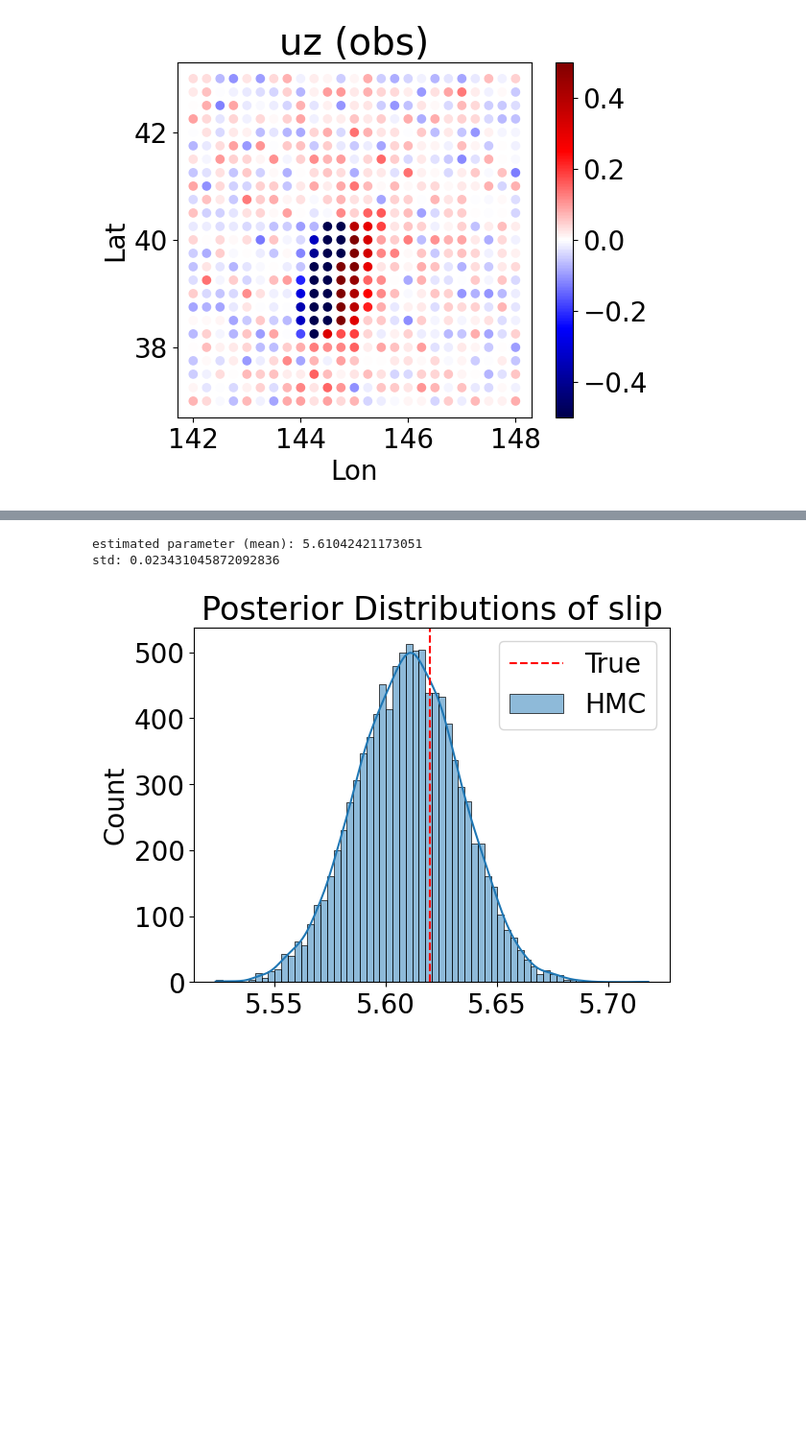
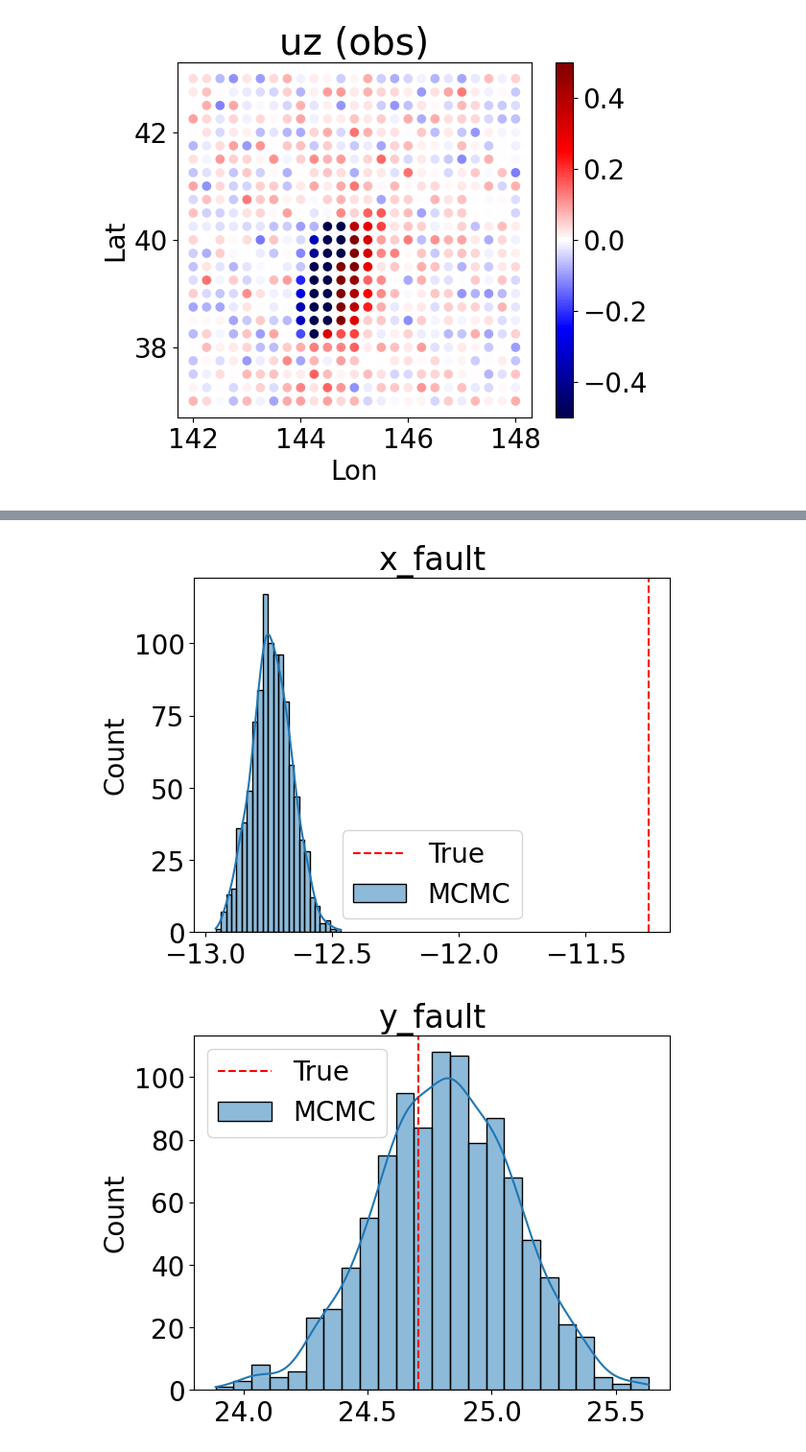
Before and after one commit to msomeya1/OkadaTorch, a Jupyter notebook: 7_OkadaWrapper_Bayesian_demo.ipynb, the cells around one changed output, grey strips where cells are left out. Shown: that part at 96% size. Saved outputs shown, nothing was run; the diff lists cells and outputs as text; code cells hidden in the pictures; blank space fills up the shorter version.

```diff
--- a/7_OkadaWrapper_Bayesian_demo.ipynb
+++ b/7_OkadaWrapper_Bayesian_demo.ipynb
@@ -113,26 +177,13 @@ u_obs = torch.stack([ux_obs, uy_obs, uz_obs])
 # %%
+u_obs = torch.stack([ux_obs, uy_obs, uz_obs])
+
 # define model
 def model():
+    params = {key: val.clone().detach() for key, val in params_true.items()}
+
     # prior
-    p = pyro.sample("slip", dist.Uniform(torch.tensor([0.0]), torch.tensor([10.0])))
-
-    coords = {
-        "x": X_obs,
-        "y": Y_obs,
-    }
-
-    params = {
-        "x_fault": torch.tensor(x_fault),
-        "y_fault": torch.tensor(y_fault),
-        "depth": torch.tensor(0.1), # km
-        "length": torch.tensor(218.0), # km
-        "width": torch.tensor(46.0), # km
-        "strike": torch.tensor(189.0), # degree
-        "dip": torch.tensor(60.0), # degree
-        "rake": torch.tensor(270.0), # degree
-        "slip": p
-    }
-
+    for key in params:
+        params[key] = p1[key] + (p2[key] - p1[key]) * pyro.sample(key, dist.Uniform(0.0, 1.0))
 
     # model prediction
     ux_pred, uy_pred, uz_pred = okada.compute(coords, params, compute_strain=False, is_degree=True, fault_origin="topleft")
@@ -146,5 +194,7 @@ mcmc = MCMC(hmc_kernel, num_samples=10000, warmup_steps=200)
 # %%
-# execute MCMC
+kernel = NUTS(model)
+# [warning] num_samples=1000 is recommended (takes 30min). num_samples=10000 takes > 2hr.
+mcmc = MCMC(kernel, num_samples=1000, warmup_steps=200)
 mcmc.run()
 mcmc.summary()
 # %% [output]
@@ -155,18 +213,15 @@ Number of divergences: 0
-# %%
-# result
-posterior_samples = mcmc.get_samples()
-print("estimated parameter (mean):", posterior_samples["slip"].mean(0).item())
-print("std:", posterior_samples["slip"].std(0).item())
-# %% [output]
-estimated parameter (mean): 5.61042421173051
-std: 0.023431045872092836
 # %%
 import seaborn as sns
 
-sns.histplot(posterior_samples["slip"][:, 0].numpy(), kde=True, label="HMC")
-plt.axvline(params_true["slip"].item(), color='red', linestyle='--', label='True')
-plt.legend()
-plt.title("Posterior Distributions of slip")
-plt.show()
+posterior_samples = mcmc.get_samples()
+
+for key in params_true:
+    p = p1[key] + (p2[key] - p1[key]) * posterior_samples[key]
+    sns.histplot(p.numpy(), kde=True, label="MCMC")
+    plt.axvline(params_true[key].item(), color='red', linestyle='--', label='True')
+    plt.legend()
+    plt.title(key)
+    plt.show()
 # %% [output]
-[figure, old version]
+[figure, new version]
+[figure, added]
```
Also changed, not shown: parts of 10 cells of this notebook, 1 other file.
